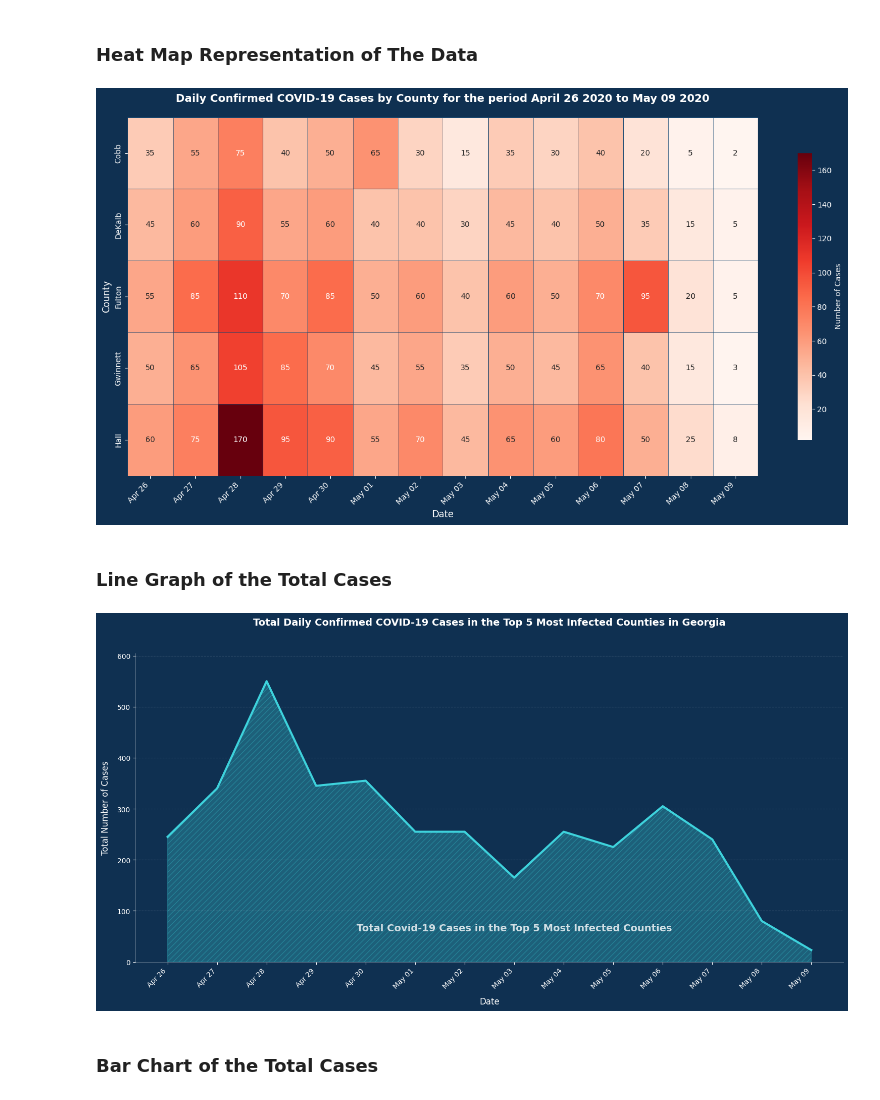
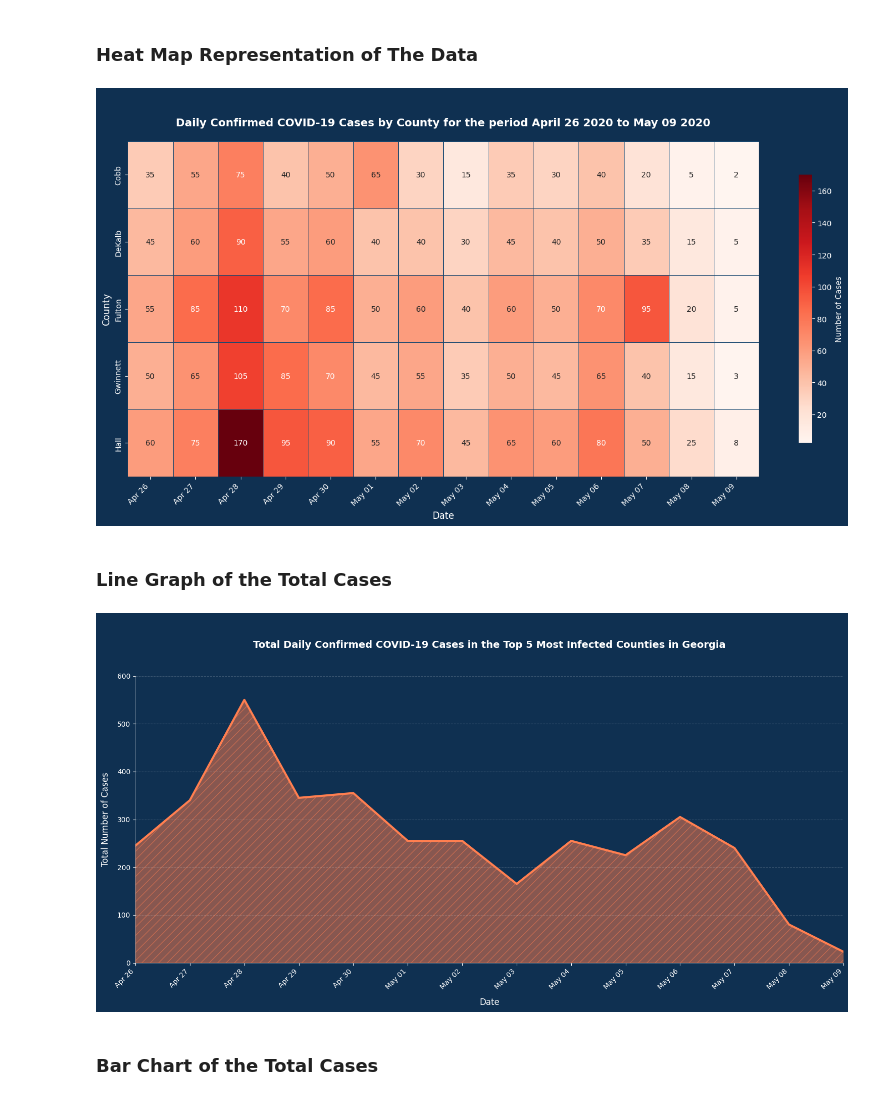
Before and after one commit to tom-gemini-cloud/georgia_covid_data_visualisations, a Jupyter notebook: georgia_covid_visualisations.ipynb, the cells around one changed output. Cells and saved outputs as stored; diff of their text form; code cells hidden in the pictures.

Commit message:
Update COVID-19 visualisations in Notebook

```diff
--- a/georgia_covid_visualisations.ipynb
+++ b/georgia_covid_visualisations.ipynb
@@ -292,7 +292,7 @@ sns.heatmap(df.T, annot=True, fmt="d", cmap=cmap,
             ax=ax)
 
 # Set labels
-ax.set_title('Daily Confirmed COVID-19 Cases by County for the period April 26 2020 to May 09 2020',
+ax.set_title('\n\nDaily Confirmed COVID-19 Cases by County for the period April 26 2020 to May 09 2020',
              pad=20, fontsize=14, fontweight='bold', color='white')
 ax.set_ylabel('County', fontsize=12, color='white')
 ax.set_xlabel('Date', fontsize=12, color='white')
@@ -312,7 +312,7 @@ plt.tight_layout()
 # Show the plot
 plt.show()
 # %% [output]
-[figure, old version]
+[figure, new version]
 # %% [markdown]
 ### Line Graph of the Total Cases
 # %%
@@ -357,50 +357,43 @@ df['Total'] = df.sum(axis=1)
 fig, ax = plt.subplots(figsize=(15, 8))
 
 # Plot line with cross-hatched area shaded underneath
-ax.plot(df.index, df['Total'], color='#3ED2DC', linewidth=3, label='Total Georgia Cases')
-ax.fill_between(df.index, df['Total'], color='#3ED2DC', alpha=0.3,
-                hatch='///')
-
-# Add a text label directly within the shaded area
-midpoint_idx = len(df.index) // 2
-midpoint_date = df.index[midpoint_idx]
-midpoint_y = df['Total'][midpoint_idx] * 0.4  # Position at 40% of the height
-ax.text(midpoint_date, midpoint_y, 'Total Covid-19 Cases in the Top 5 Most Infected Counties',
-        color='white', fontsize=14, fontweight='bold', alpha=0.8,
-        ha='center', va='center')
+ax.plot(df.index, df['Total'], color='coral', linewidth=3, label='Total Georgia Cases')
+ax.fill_between(df.index, df['Total'], color='coral', alpha=0.5,
+                hatch='//')
 
 # Customize the plot
-plt.title('Total Daily Confirmed COVID-19 Cases in the Top 5 Most Infected Counties in Georgia',
+plt.title('\n\nTotal Daily Confirmed COVID-19 Cases in the Top 5 Most Infected Counties in Georgia',
           pad=40, fontsize=14, fontweight='bold', color='white')
 plt.xlabel('Date', fontsize=12, labelpad=10, color='white')
 plt.ylabel('Total Number of Cases', fontsize=12, labelpad=10, color='white')
-
-# Adjust the y-axis limit
-ax.set_ylim(0, df['Total'].max() * 1.1)  # Add 10% padding
 
 # Format x-axis dates
 plt.xticks(dates, [d.strftime('Apr %d') if d.month == 4 else d.strftime('May %d') for d in dates],
            rotation=45, ha='right', color='white')
 plt.yticks(color='white')
+
+# Adjust the x and y axis limits
+ax.set_xlim(dates[0], dates[-1])
+ax.set_ylim(0, 600)
 
 # Remove top and right spines, style bottom and left
 plt.gca().spines['top'].set_visible(False)
 plt.gca().spines['right'].set_visible(False)
 plt.gca().spines['bottom'].set_color('white')
 plt.gca().spines['left'].set_color('white')
 plt.gca().spines['bottom'].set_alpha(0.3)
 plt.gca().spines['left'].set_alpha(0.3)
 
 # Add grid lines for better readability
 ax.grid(axis='y', linestyle='--', alpha=0.2, color='white')
 
 # Adjust layout
 plt.tight_layout()
 
 # Show the plot
 plt.show()
 # %% [output]
-[figure, old version]
+[figure, new version]
 # %% [markdown]
 ### Bar Chart of the Total Cases
 # %%
```
Also changed, not shown: parts of 4 cells of this notebook.
